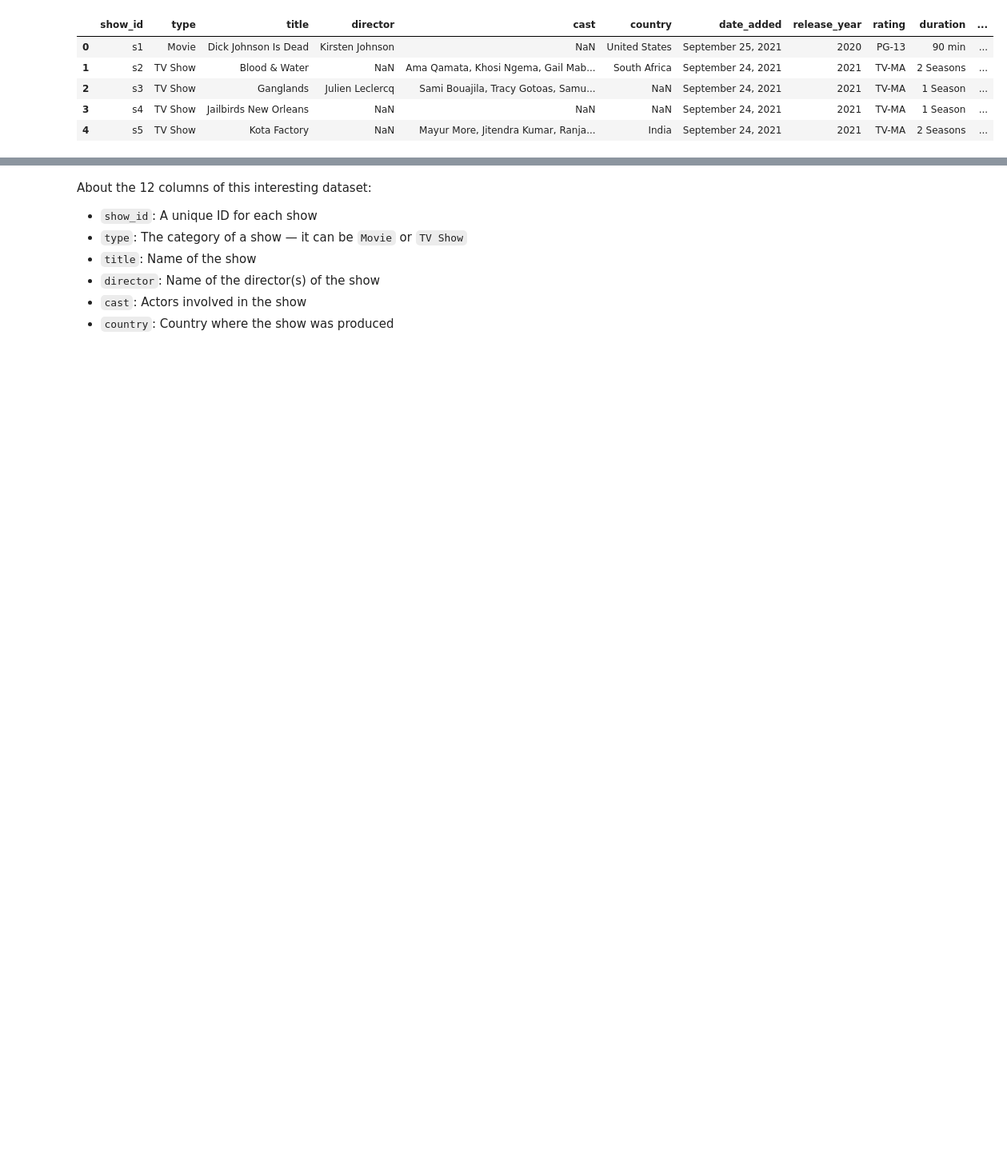
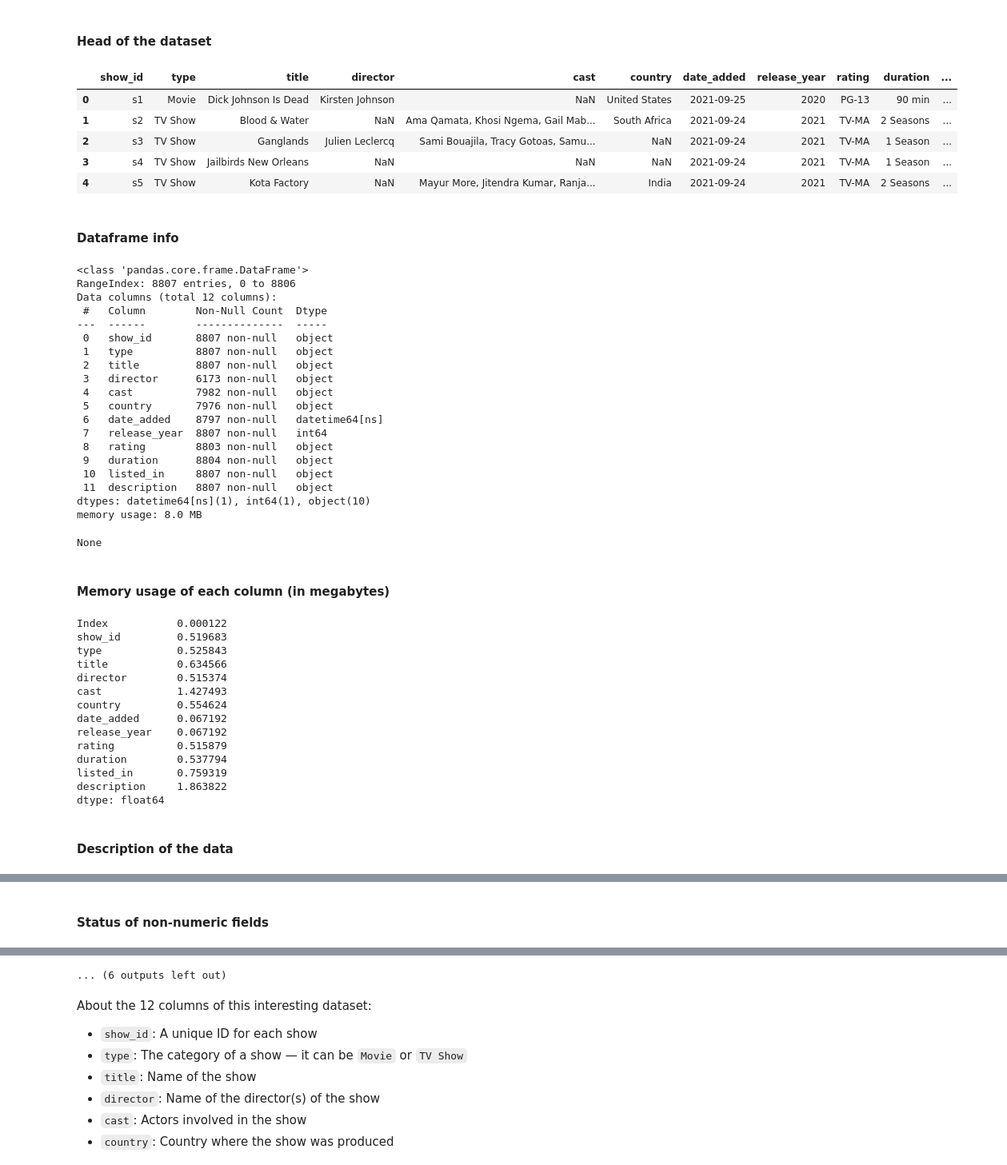
Before and after one commit to sheikhartin/notebooks-everywhere, a Jupyter notebook: Netflix_Movies_and_TV_Shows_EDA.ipynb, the cells around one changed output, grey strips where cells are left out. Shown at 80% size. Cells and saved outputs as stored; diff of their text form; code cells hidden in the pictures; blank space fills up the shorter version.

```diff
--- a/Netflix_Movies_and_TV_Shows_EDA.ipynb
+++ b/Netflix_Movies_and_TV_Shows_EDA.ipynb
@@ -21,0 +54,24 @@ total 64M
+# %%
+def dataframe_overview(df: pd.DataFrame) -> None:
+    """Tries to avoid repetitive tasks."""
+    display(Markdown('#### **Head of the dataset**'))
+    display(df.head())
+
+    display(Markdown('#### **Dataframe info**'))
+    display(df.info(memory_usage='deep'))
+
+    display(Markdown('#### **Memory usage of each column (in megabytes)**'))
+    display(df.memory_usage(deep=True) / 1024**2)
+
+    display(Markdown('#### **Description of the data**'))
+    display(df.describe())
+
+    display(Markdown('#### **Status of non-numeric fields**'))
+    display(df.describe(include=['O']))
+
+    display(Markdown('#### **Number of unique values**'))
+    display(df.nunique())
+
+    display(Markdown('#### **Missing values**'))
+    display(msno.bar(df))
+    display(msno.matrix(df))
@@ -22,10 +88,48 @@ total 64M
 # %%
-df = pd.read_csv('./datasets/netflix.csv')
-df.head()
+df = pd.read_csv('./datasets/netflix.csv', parse_dates=['date_added'])
+dataframe_overview(df)
 # %% [output]
+#### **Head of the dataset**
 |  | show_id | type | title | director | cast | country | date_added | release_year | rating | duration | ... |
-| 0 | s1 | Movie | Dick Johnson Is Dead | Kirsten Johnson | NaN | United States | September 25, 2021 | 2020 | PG-13 | 90 min | ... |
-| 1 | s2 | TV Show | Blood & Water | NaN | Ama Qamata, Khosi Ngema, Gail Mab... | South Africa | September 24, 2021 | 2021 | TV-MA | 2 Seasons | ... |
-| 2 | s3 | TV Show | Ganglands | Julien Leclercq | Sami Bouajila, Tracy Gotoas, Samu... | NaN | September 24, 2021 | 2021 | TV-MA | 1 Season | ... |
-| 3 | s4 | TV Show | Jailbirds New Orleans | NaN | NaN | NaN | September 24, 2021 | 2021 | TV-MA | 1 Season | ... |
-| 4 | s5 | TV Show | Kota Factory | NaN | Mayur More, Jitendra Kumar, Ranja... | India | September 24, 2021 | 2021 | TV-MA | 2 Seasons | ... |
+| 0 | s1 | Movie | Dick Johnson Is Dead | Kirsten Johnson | NaN | United States | 2021-09-25 | 2020 | PG-13 | 90 min | ... |
+| 1 | s2 | TV Show | Blood & Water | NaN | Ama Qamata, Khosi Ngema, Gail Mab... | South Africa | 2021-09-24 | 2021 | TV-MA | 2 Seasons | ... |
+| 2 | s3 | TV Show | Ganglands | Julien Leclercq | Sami Bouajila, Tracy Gotoas, Samu... | NaN | 2021-09-24 | 2021 | TV-MA | 1 Season | ... |
+| 3 | s4 | TV Show | Jailbirds New Orleans | NaN | NaN | NaN | 2021-09-24 | 2021 | TV-MA | 1 Season | ... |
+| 4 | s5 | TV Show | Kota Factory | NaN | Mayur More, Jitendra Kumar, Ranja... | India | 2021-09-24 | 2021 | TV-MA | 2 Seasons | ... |
+#### **Dataframe info**
+<class 'pandas.core.frame.DataFrame'>
+RangeIndex: 8807 entries, 0 to 8806
+Data columns (total 12 columns):
+ #   Column        Non-Null Count  Dtype
+---  ------        --------------  -----
+ 0   show_id       8807 non-null   object
+ 1   type          8807 non-null   object
+ 2   title         8807 non-null   object
+ 3   director      6173 non-null   object
+ 4   cast          7982 non-null   object
+ 5   country       7976 non-null   object
+ 6   date_added    8797 non-null   datetime64[ns]
+ 7   release_year  8807 non-null   int64
+ 8   rating        8803 non-null   object
+ 9   duration      8804 non-null   object
+ 10  listed_in     8807 non-null   object
+ 11  description   8807 non-null   object
+dtypes: datetime64[ns](1), int64(1), object(10)
+memory usage: 8.0 MB
+None
+#### **Memory usage of each column (in megabytes)**
+Index           0.000122
+show_id         0.519683
+type            0.525843
+title           0.634566
+director        0.515374
+cast            1.427493
+country         0.554624
+date_added      0.067192
+release_year    0.067192
+rating          0.515879
+duration        0.537794
+listed_in       0.759319
+description     1.863822
+dtype: float64
+#### **Description of the data**
@@ -31,0 +145 @@ df.head()
+#### **Status of non-numeric fields**
@@ -32,3 +152,4 @@ df.head()
+... (6 outputs left out)
 # %% [markdown]
 About the 12 columns of this interesting dataset:
 
```
Also changed, not shown: parts of 53 cells of this notebook, 1 other file.
